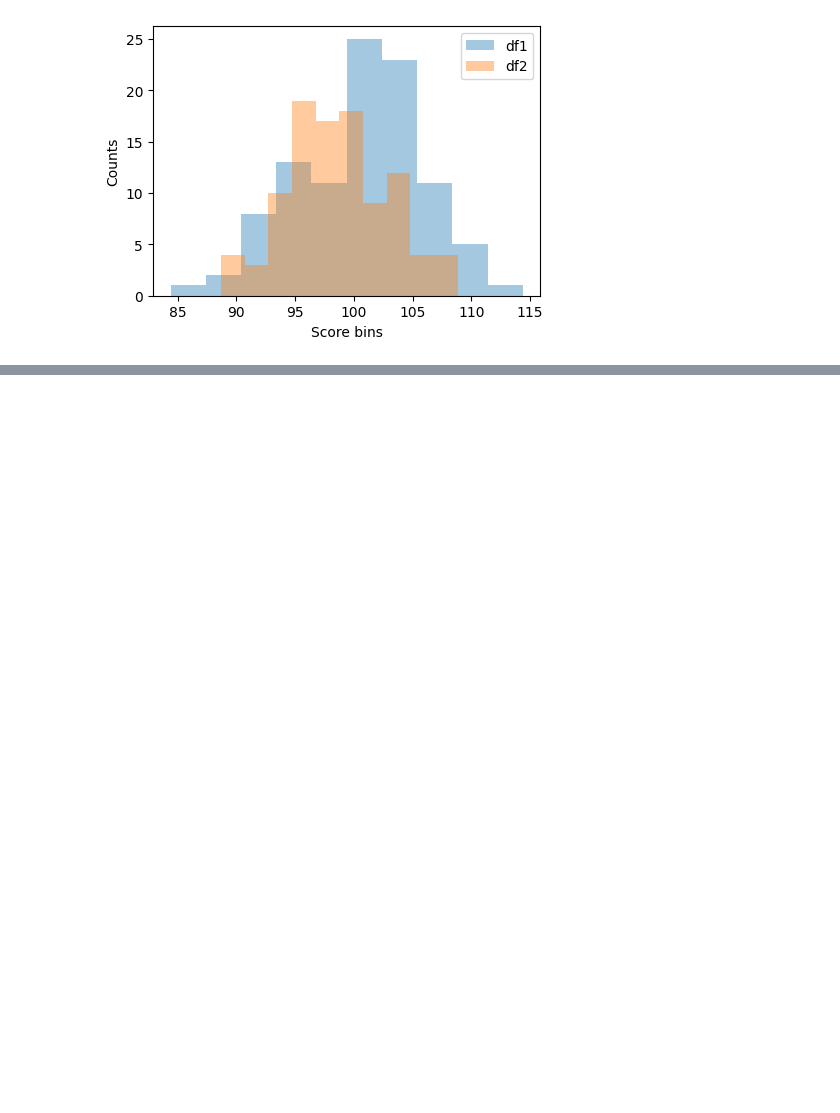
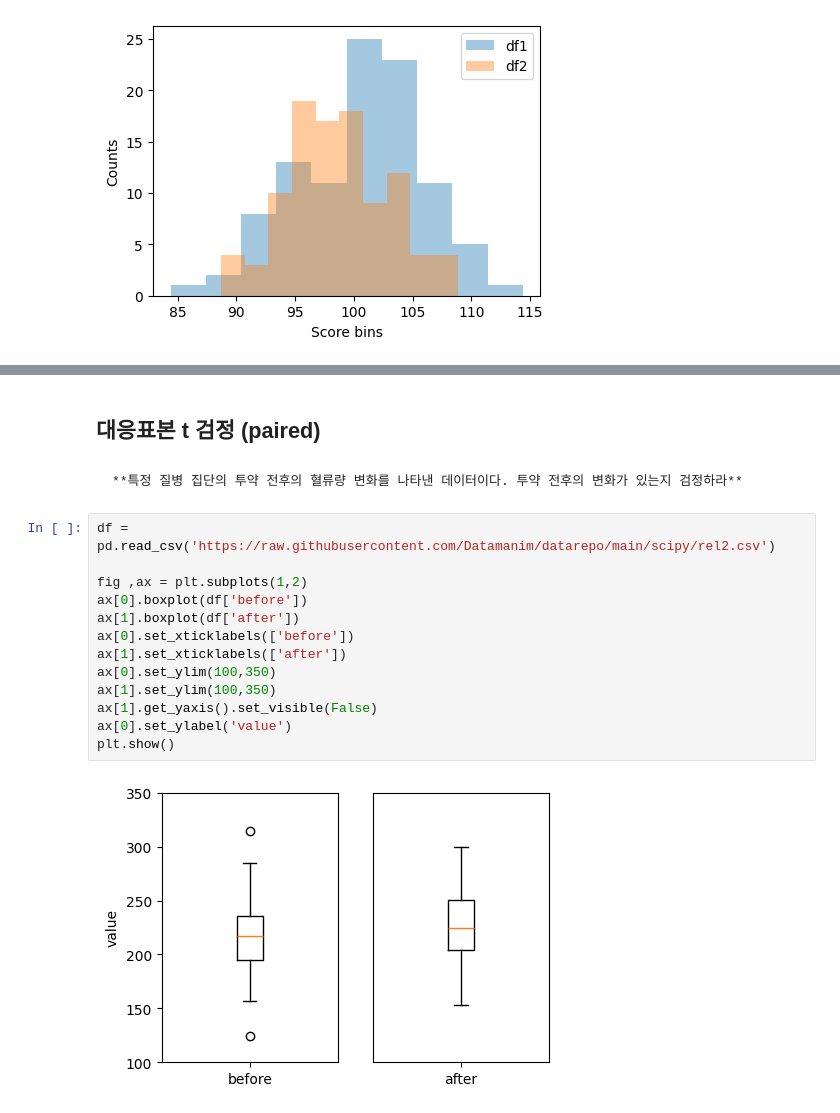
Before and after one commit to hykhhijk/BigDataCertification, a Jupyter notebook: NewChapter3.ipynb, the cells around one changed output, grey strips where cells are left out. Cells and saved outputs as stored; diff of their text form; blank space fills up the shorter version.

````diff
--- a/NewChapter3.ipynb
+++ b/NewChapter3.ipynb
@@ -386,0 +540,21 @@ Ttest_indResult(statistic=array([2.76719074]), pvalue=array([0.00619015]))
+# %% [markdown]
+## 대응표본 t 검정 (paired)
+# %% [markdown]
+```{admonition} Question
+**특정 질병 집단의 투약 전후의 혈류량 변화를 나타낸 데이터이다. 투약 전후의 변화가 있는지 검정하라**
+```
+# %%
+df = pd.read_csv('https://raw.githubusercontent.com/Datamanim/datarepo/main/scipy/rel2.csv')
+
+fig ,ax = plt.subplots(1,2)
+ax[0].boxplot(df['before'])
+ax[1].boxplot(df['after'])
+ax[0].set_xticklabels(['before'])
+ax[1].set_xticklabels(['after'])
+ax[0].set_ylim(100,350)
+ax[1].set_ylim(100,350)
+ax[1].get_yaxis().set_visible(False)
+ax[0].set_ylabel('value')
+plt.show()
+# %% [output]
+[figure, added]
````
Also changed, not shown: parts of 31 cells of this notebook.
